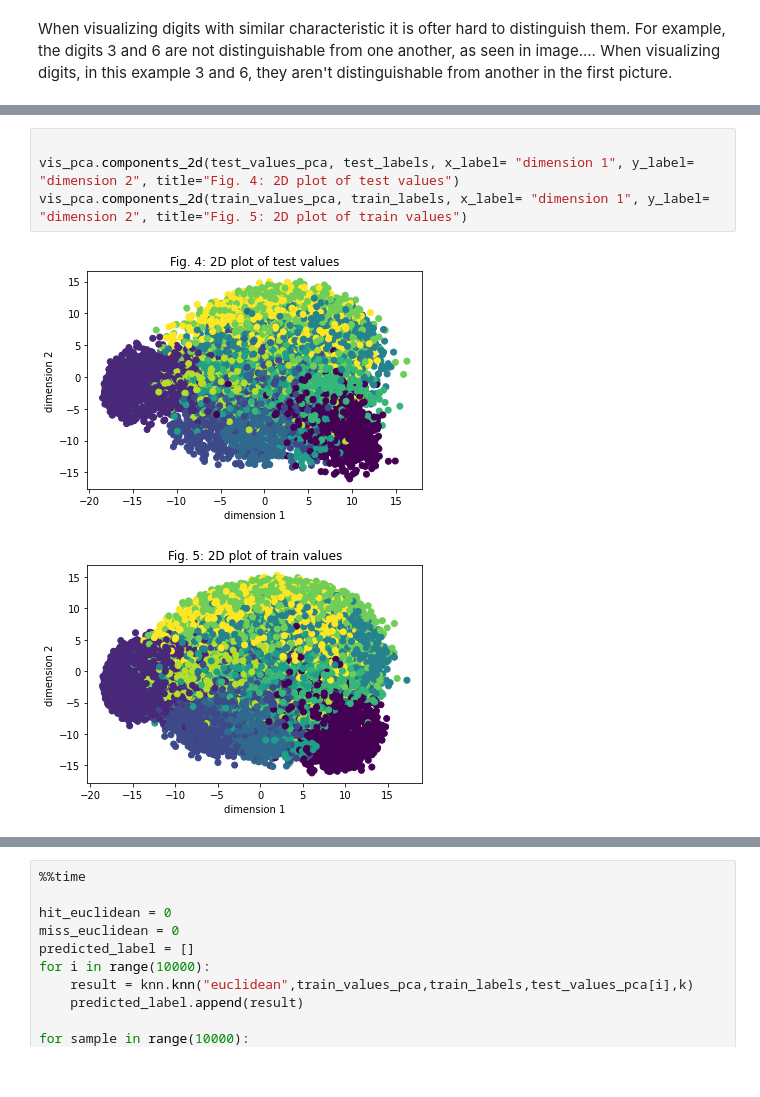
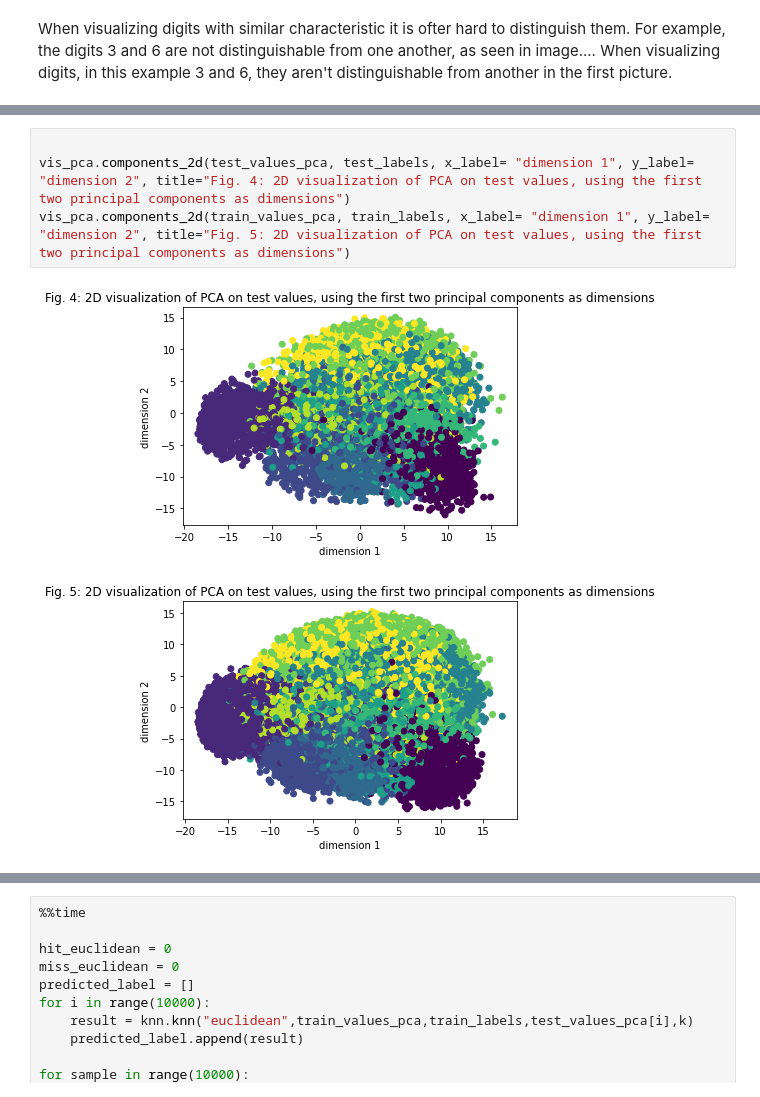
Before and after one commit to datascience-mobi/2021-topic-04-team-02, a Jupyter notebook: project report.ipynb, the cells around one changed output, grey strips where cells are left out. Drawn from its saved outputs; the diff is of its cells as text.

```diff
--- a/project report.ipynb
+++ b/project report.ipynb
@@ -190,10 +193,10 @@ In both figures the distribution of the digits is similar, as can be seen when l
 # %%
 
-vis_pca.components_2d(test_values_pca, test_labels, x_label= "dimension 1", y_label= "dimension 2", title="Fig. 4: 2D plot of test values")
-vis_pca.components_2d(train_values_pca, train_labels, x_label= "dimension 1", y_label= "dimension 2", title="Fig. 5: 2D plot of train values")
+vis_pca.components_2d(test_values_pca, test_labels, x_label= "dimension 1", y_label= "dimension 2", title="Fig. 4: 2D visualization of PCA on test values, using the first two principal components as dimensions")
+vis_pca.components_2d(train_values_pca, train_labels, x_label= "dimension 1", y_label= "dimension 2", title="Fig. 5: 2D visualization of PCA on test values, using the first two principal components as dimensions")
 # %% [output]
-[figure, old version]
+[figure, new version]
-[figure, old version]
+[figure, new version]
 # %%
 vis_pca.components_reduced(test_values_pca, train_evs, test_values)
 # %% [output]
```
Also changed, not shown: parts of 49 cells of this notebook, 2 other files.
